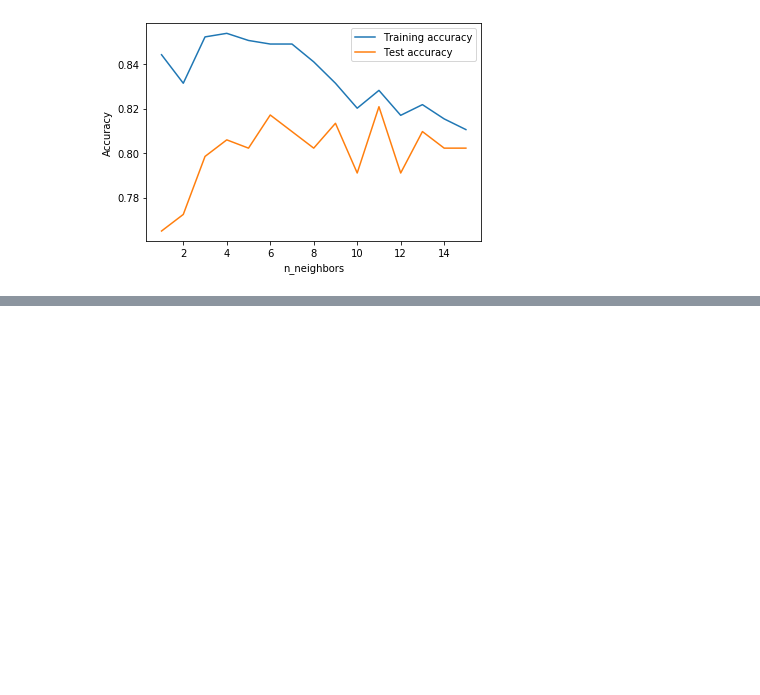
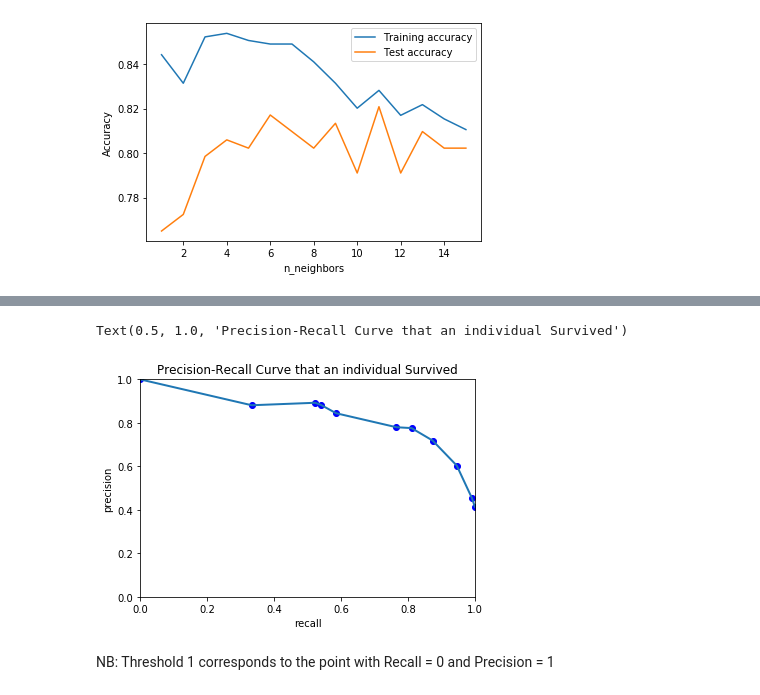
Before and after one commit to angelaiallonardi/my_first_ML_project, a Jupyter notebook: Titanic.ipynb, the cells around one changed output, grey strips where cells are left out. Drawn from its saved outputs; the diff is of its cells as text; code cells hidden in the pictures; blank space fills up the shorter version.

```diff
--- a/Titanic.ipynb
+++ b/Titanic.ipynb
@@ -836,0 +880,14 @@ knn_cv.best_score_
+# %%
+plt.plot(recall, precision, 'bo',lw=2)
+plt.plot(recall, precision, lw=2)
+
+plt.xlim(0,1)
+plt.ylim(0,1)
+plt.xlabel('recall')
+plt.ylabel('precision')
+plt.title("Precision-Recall Curve that an individual Survived")
+# %% [output]
+Text(0.5, 1.0, 'Precision-Recall Curve that an individual Survived')
+[figure, added]
+# %% [markdown]
+NB: Threshold 1 corresponds to the point with Recall = 0 and Precision = 1
```
Also changed, not shown: parts of 18 cells of this notebook.
